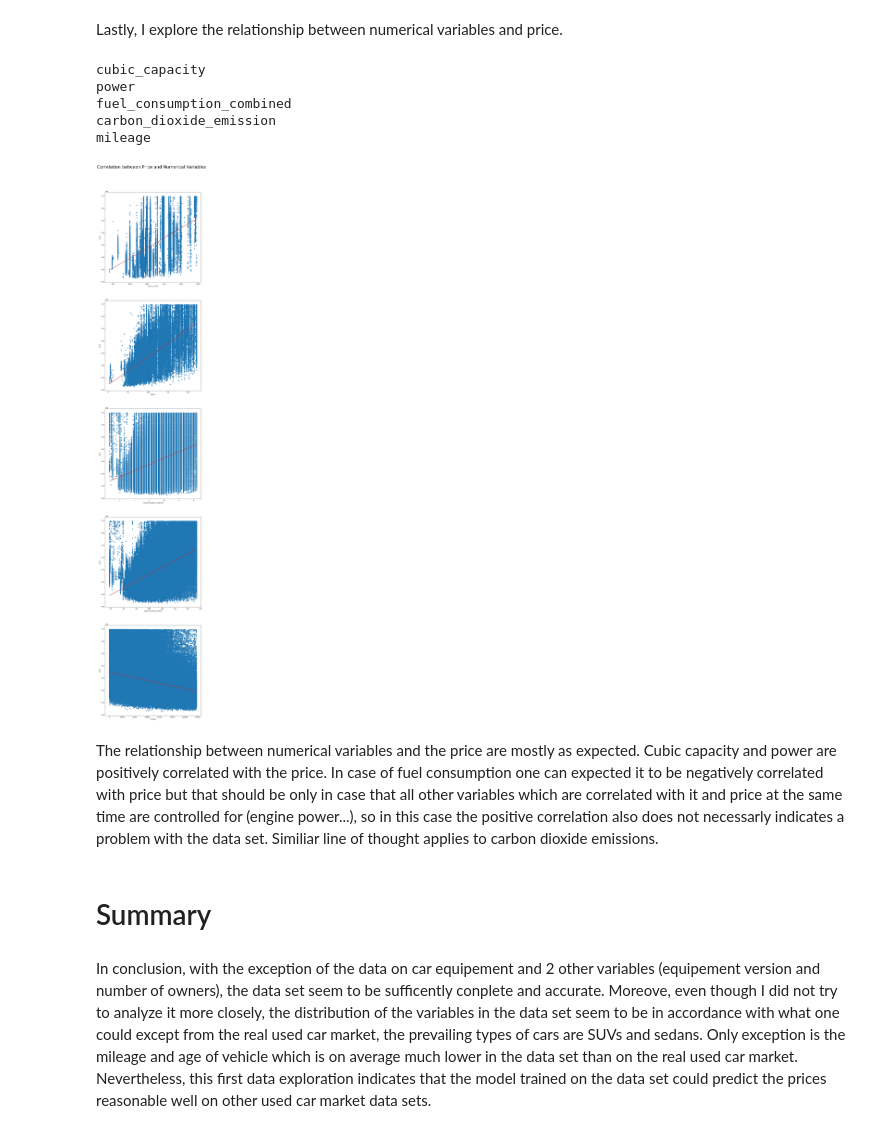
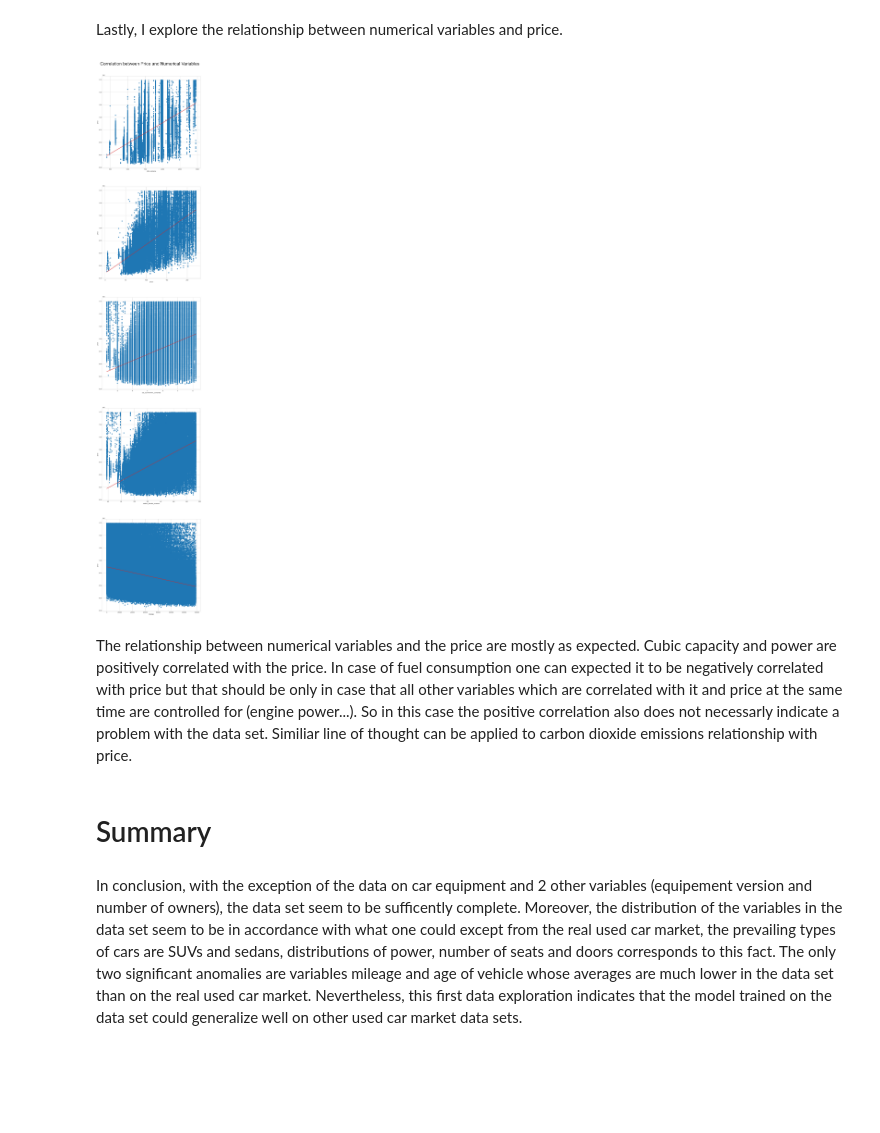
Before and after one commit to honzaz1234/ml_cars, a Jupyter notebook: reports/data_exploration.ipynb, the cells around one changed output. Cells and saved outputs as stored; diff of their text form; code cells hidden in the pictures; blank space fills up the shorter version.

Commit message:
data exploration updated report

```diff
--- a/reports/data_exploration.ipynb
+++ b/reports/data_exploration.ipynb
@@ -145,0 +175,4 @@ We can see that we that for the most of the variables, the data is complete with
+# %%
+#droping columns with a 'majority' of missing values
+data_woNA = data.drop(columns=['equipment_version', 'seller_rating',
+                        'model_edition', 'number_of_owners'])
@@ -218,5 +287,5 @@ From looking on the shares of individual car gadgets it unfortunatelly seems tha
 # %%
-data['feature_count'] = features_df.sum(axis=1)
+data_woNA['feature_count'] = features_df.sum(axis=1)
 # %% [markdown]
 In the data set, there is  available data on over 100 different types of accessories that can be included in the car equipment. Given the imperfection in the collection of  data on individual types of car equipement and time consuming nature of most other approaches  I decided for including them as 1 composed variable describing how many individual features car has. In other cases with more perfectly collected data and having more time for the task, probably more appropriate approach would be to at least separate different kind of features in separate categories which would describe how equiped the car is in each of them.
 # %%
@@ -400,23 +477,28 @@ fig, axes = plt.subplots(nrows=n_rows,
                          ncols=3,
                          figsize=(fig_width * 3,
                                   fig_height * n_rows))
-fig.suptitle(
-    'Distribution of Price for Different Values of Categorical Variables', fontsize=fontsize_grid,
-    y=y_grid
-    )
+fig.suptitle('Distribution of Price for Different Values of Categorical Variables',
+             fontsize=fontsize_grid,
+             y=y_grid)
 row_ind = 0
 col_ind = -1
-data_filtered = filter_outliers(df=data, col="price")
+data_filtered = filter_outliers(df=data_woNA, col="price")
 for ind in range(len(cat_cols_grid)):
     row_ind = math.floor(ind / 3)
     col_ind += 1
-    if len(data[cat_cols_grid[ind]].unique()) < 11:
+    if len(data_woNA[cat_cols_grid[ind]].unique()) < 11:
         palette_ = palette_1
     else:
         palette_ = palette_2
-    sns.kdeplot(data=data_filtered, x="price", hue=cat_cols_grid[ind],
-        ax=axes[row_ind, col_ind], common_norm=False, palette=palette_)
-    axes[row_ind, col_ind].set_title(cat_cols_grid[ind])
+    sns.kdeplot(data=data_filtered,
+                x="price",
+                hue=cat_cols_grid[ind],
+                ax=axes[row_ind, col_ind],
+                common_norm=False,
+                palette=palette_)
+    axes[row_ind, col_ind].set_title(cat_cols_grid[ind], fontsize=16)
+    axes[row_ind, col_ind].set_xlabel(xlabel='price', fontsize=14)
+    axes[row_ind, col_ind].set_ylabel(ylabel='density', fontsize=14)
     if col_ind == 2:
         col_ind = -1
 # %% [output]
@@ -430,37 +512,31 @@ Lastly, I explore the relationship between numerical variables and price.
 # %%
 n_rows = len(numerical_cols_grid) - 1
 fig, axes = plt.subplots(nrows=n_rows, ncols=1, figsize=(12, 66))
-fig.suptitle(
-    'Correlation between Price and Numerical Variables', fontsize=fontsize_grid,
-    y=0.92
-    )
+fig.suptitle('Correlation between Price and Numerical Variables',
+             fontsize=fontsize_grid,
+             y=0.9)
 row_ind = -1
 col_ind = -1
-df_filtered = filter_outliers(df=data, col="price")
+df_filtered = filter_outliers(df=data_woNA, col="price")
 for ind in range(len(numerical_cols_grid)):
     if numerical_cols_grid[ind] == "price":
         continue
-    print(numerical_cols_grid[ind])
     row_ind += 1
     df_filtered_2 = filter_outliers(df=data_filtered,
                                     col=numerical_cols_grid[ind])
     sns.regplot(data=df_filtered_2,
                 x=numerical_cols_grid[ind],
                 y="price",
                 ax=axes[row_ind],
                 scatter_kws={"color": p_1_blue},
-                line_kws={"color": p_1_red}
-        )
+                line_kws={"color": p_1_red})
+    ax[row_ind].set_xlabel(xlabel=numerical_cols_grid[ind], fontsize=14)
+    ax[row_ind].set_ylabel(ylabel='price', fontsize=14)
 # %% [output]
-cubic_capacity
-power
-fuel_consumption_combined
-carbon_dioxide_emission
-mileage
-[figure, old version]
+[figure, new version]
 # %% [markdown]
-The relationship between numerical variables and the price are mostly as expected. Cubic capacity and power are positively correlated with the price. In case of fuel consumption one can expected it to be negatively correlated with price but that should be only in case that all other variables which are correlated with it and price at the same time are controlled for (engine power...), so in this case the positive correlation also does not necessarly indicates a problem with the data set. Similiar line of thought applies to carbon dioxide emissions.
+The relationship between numerical variables and the price are mostly as expected. Cubic capacity and power are positively correlated with the price. In case of fuel consumption one can expected it to be negatively correlated with price but that should be only in case that all other variables which are correlated with it and price at the same time are controlled for (engine power...). So in this case the positive correlation also does not necessarly indicate a problem with the data set. Similiar line of thought can be applied to carbon dioxide emissions relationship with price.
 # %% [markdown]
 # Summary
 # %% [markdown]
-In conclusion, with the exception of the data on car equipement and 2 other variables (equipement version and number of owners), the data set seem to be sufficently conplete and accurate. Moreove, even though I did not try to analyze it more closely, the distribution of the variables in the data set seem to be in accordance with what one could except from the real used car market, the prevailing types of cars are SUVs and sedans. Only exception is the mileage and age of vehicle which is on average much lower in the data set than on the real used car market. Nevertheless, this first data exploration indicates that the model trained on the data set could predict the prices reasonable well on other used car market data sets.
+In conclusion, with the exception of the data on car equipment and 2 other variables (equipement version and number of owners), the data set seem to be sufficently complete. Moreover, the distribution of the variables in the data set seem to be in accordance with what one could except from the real used car market, the prevailing types of cars are SUVs and sedans, distributions of power, number of seats and doors corresponds to this fact. The only two significant anomalies are variables mileage and age of vehicle whose averages are much lower in the data set than on the real used car market. Nevertheless, this first data exploration indicates that the model trained on the data set could generalize well on other used car market data sets.
```
Also changed, not shown: parts of 50 cells of this notebook.
